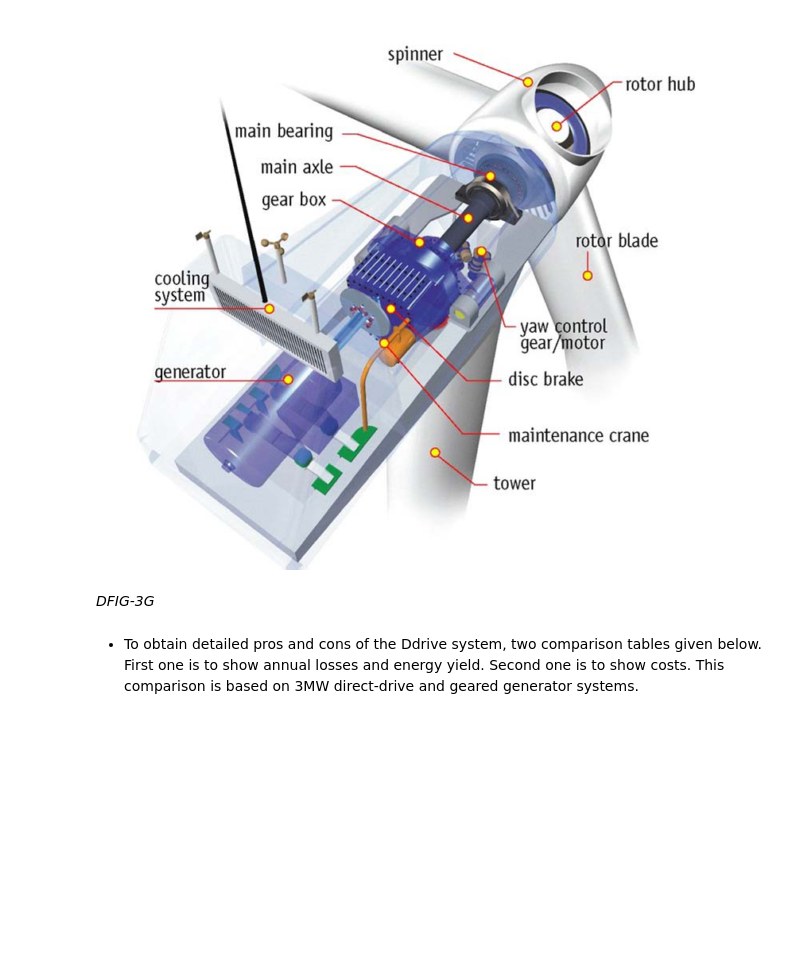
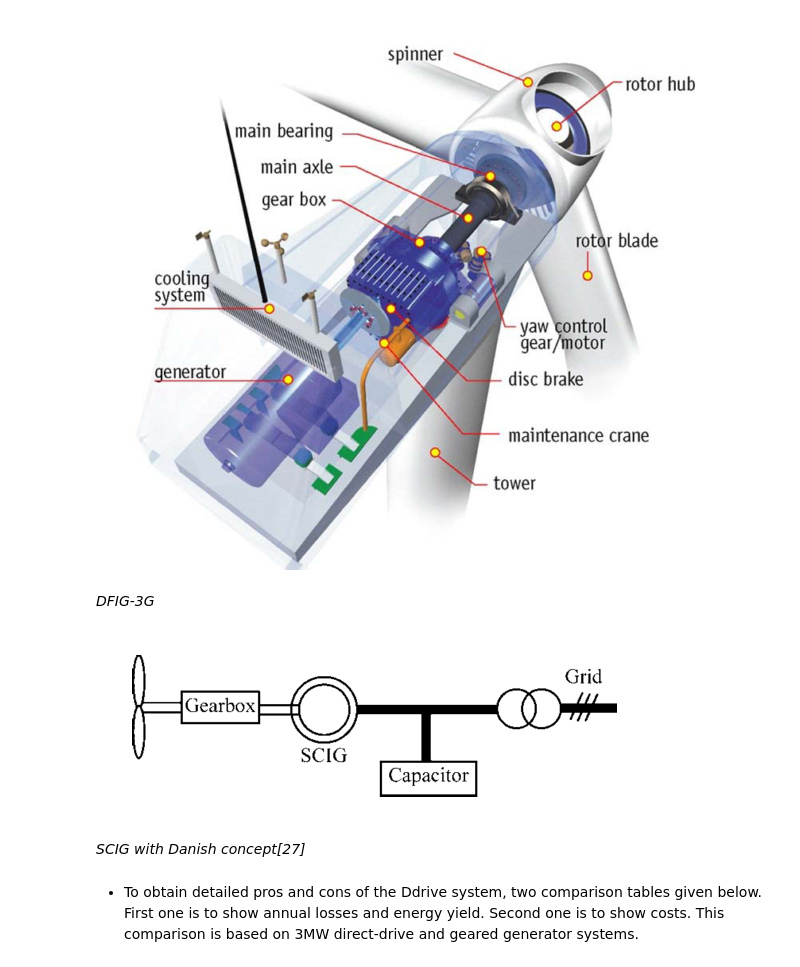
Before and after one commit to aydinbaskaya/MS_Thesis, a Jupyter notebook: Modular Generators/Documents/Direct-drive wind turbines .ipynb, the cells around one changed output. Drawn from its saved outputs; the diff is of its cells as text; code cells hidden in the pictures; blank space fills up the shorter version.

Commit message:
Update
SCIG kısmı eklendi

```diff
--- a/Modular Generators/Documents/Direct-drive wind turbines .ipynb
+++ b/Modular Generators/Documents/Direct-drive wind turbines .ipynb
@@ -35,6 +35,13 @@ Image(filename='danish.png')
 [figure]
 # %% [markdown]
 *DFIG-3G*
+# %%
+from IPython.display import Image
+Image(filename='danish2.png')
+# %% [output]
+[figure, added]
+# %% [markdown]
+*SCIG with Danish concept[27]*
 # %% [markdown]
 * To obtain detailed pros and cons of the Ddrive system, two comparison tables given below. First one is to show annual losses and energy yield. Second one is to show costs. This comparison is based on 3MW direct-drive and geared generator systems.
 # %%
```
Also changed, not shown: parts of 1 cell of this notebook, 2 other files.
